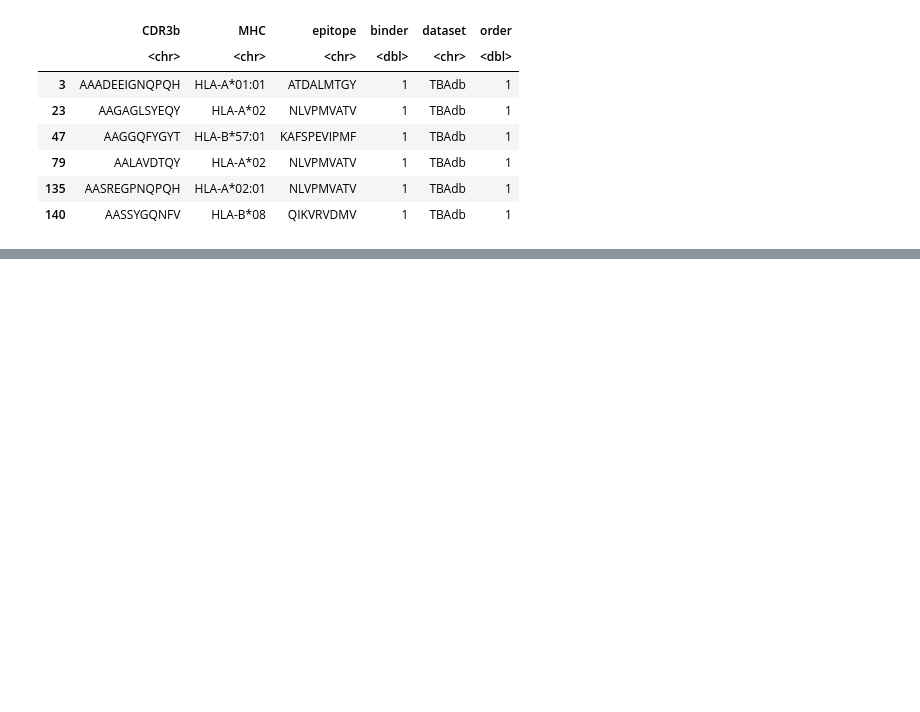
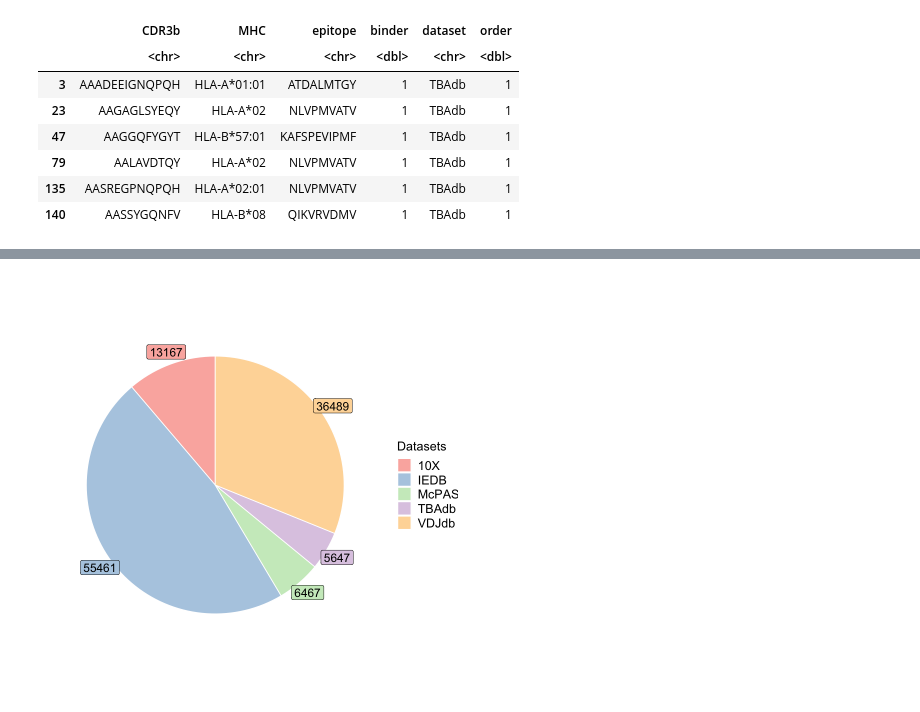
Before and after one commit to nttvy/TCR-datasets, a Jupyter notebook: cross-check.ipynb, the cells around one changed output, grey strips where cells are left out. Saved outputs shown, nothing was run; the diff lists cells and outputs as text; code cells hidden in the pictures; blank space fills up the shorter version.

```diff
--- a/cross-check.ipynb
+++ b/cross-check.ipynb
@@ -447,0 +533,19 @@ table(pos$MHC)
+# %%
+pos <- dat[dat$binder == 1,]
+pos.sum <- pos %>% group_by(dataset) %>% summarise(n = n())
+# %%
+pos.sum <- pos.sum %>%
+  mutate(
+    cs = rev(cumsum(rev(n))),
+    pos = n/2 + lead(cs, 1),
+    pos = if_else(is.na(pos), n/2, pos))
+# %%
+ggplot(pos.sum, aes(x="", y=n, fill=dataset)) +
+  geom_bar(stat = 'identity', width=1, color="white") +
+  coord_polar("y") + scale_fill_brewer(palette = "Pastel1") +
+  geom_label(aes(y = pos, label = paste0(n)), #hjust = 0,
+             size = 5, nudge_x = 0.6, show.legend = FALSE) +
+guides(fill = guide_legend(title = "Datasets", label.theme = element_text(
+      size = 15), title.theme = element_text(size = 15))) + theme_void()
+# %% [output]
+[figure, added]
```
Also changed, not shown: parts of 17 cells of this notebook, 2 other files.
